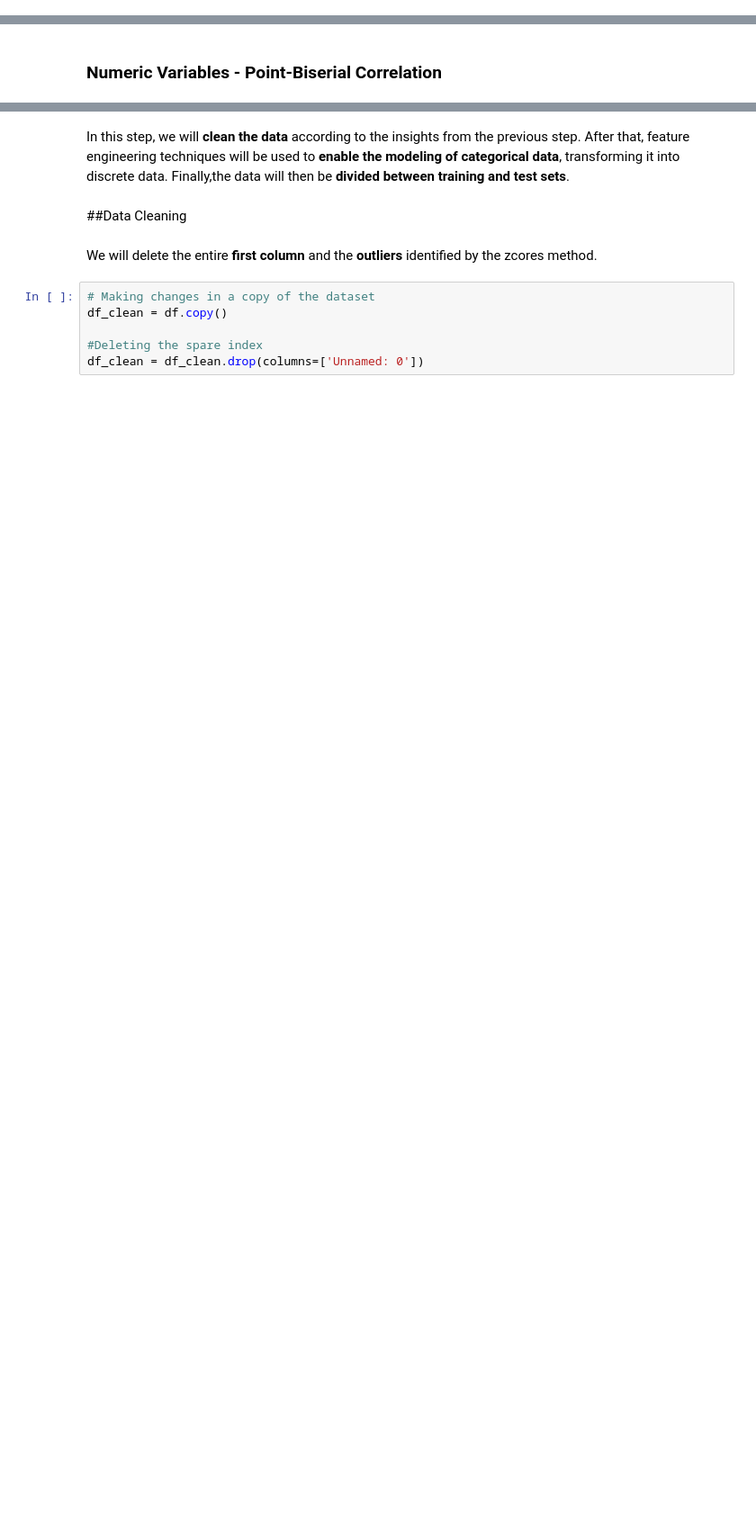
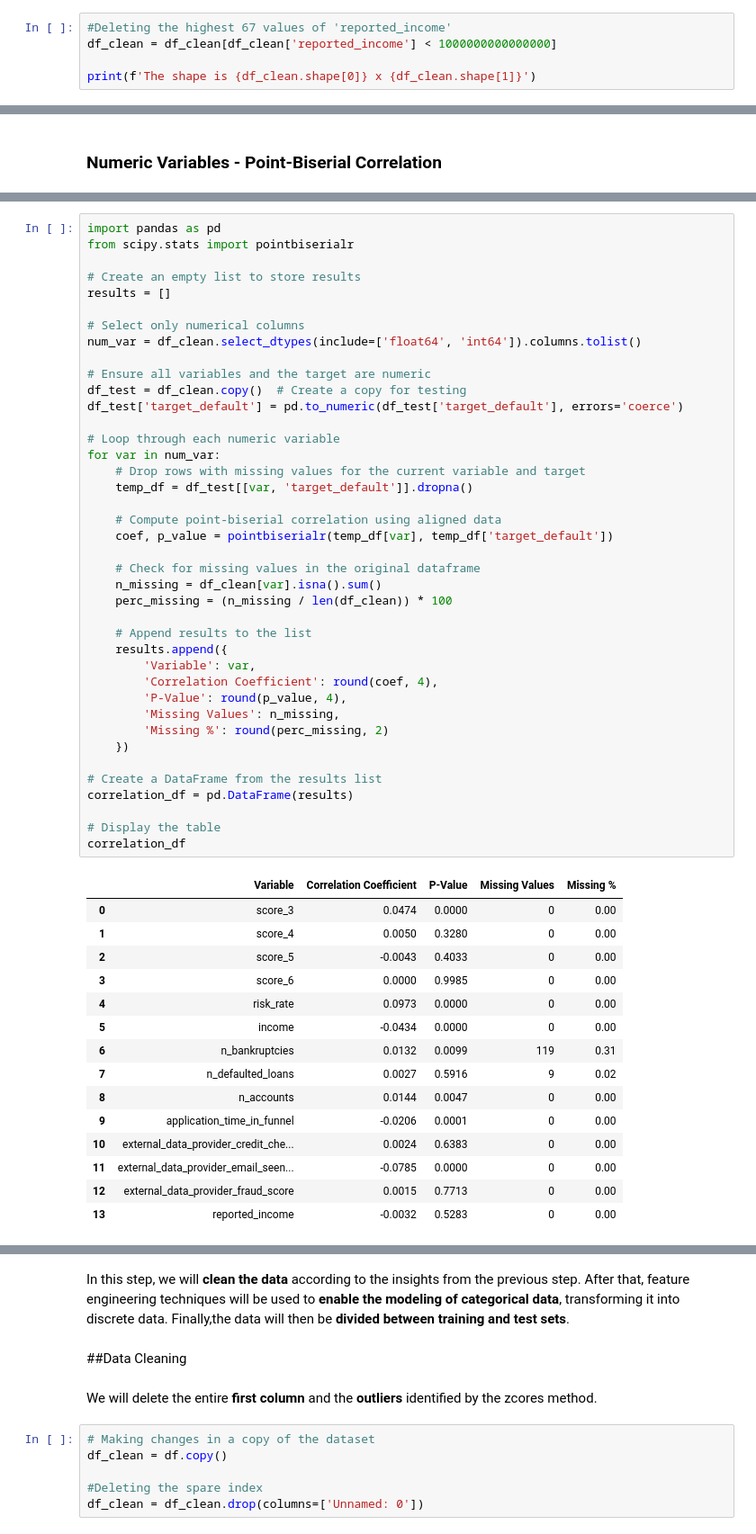
Before and after one commit to gabrielcapela/credit_risk, a Jupyter notebook: notebooks/I_data_analysis.ipynb, the cells around one changed output, grey strips where cells are left out. Shown at 90% size. Cells and saved outputs as stored; diff of their text form; blank space fills up the shorter version.

```diff
--- a/notebooks/I_data_analysis.ipynb
+++ b/notebooks/I_data_analysis.ipynb
@@ -657,0 +904,5 @@ fig.show()
+# %%
+#Deleting the highest 67 values of 'reported_income'
+df_clean = df_clean[df_clean['reported_income'] < 1000000000000000]
+
+print(f'The shape is {df_clean.shape[0]} x {df_clean.shape[1]}')
@@ -933,0 +931,56 @@ plt.show()
+# %%
+import pandas as pd
+from scipy.stats import pointbiserialr
+
+# Create an empty list to store results
+results = []
+
+# Select only numerical columns
+num_var = df_clean.select_dtypes(include=['float64', 'int64']).columns.tolist()
+
+# Ensure all variables and the target are numeric
+df_test = df_clean.copy()  # Create a copy for testing
+df_test['target_default'] = pd.to_numeric(df_test['target_default'], errors='coerce')
+
+# Loop through each numeric variable
+for var in num_var:
+    # Drop rows with missing values for the current variable and target
+    temp_df = df_test[[var, 'target_default']].dropna()
+
+    # Compute point-biserial correlation using aligned data
+    coef, p_value = pointbiserialr(temp_df[var], temp_df['target_default'])
+
+    # Check for missing values in the original dataframe
+    n_missing = df_clean[var].isna().sum()
+    perc_missing = (n_missing / len(df_clean)) * 100
+
+    # Append results to the list
+    results.append({
+        'Variable': var,
+        'Correlation Coefficient': round(coef, 4),
+        'P-Value': round(p_value, 4),
+        'Missing Values': n_missing,
+        'Missing %': round(perc_missing, 2)
+    })
+
+# Create a DataFrame from the results list
+correlation_df = pd.DataFrame(results)
+
+# Display the table
+correlation_df
+# %% [output]
+|  | Variable | Correlation Coefficient | P-Value | Missing Values | Missing % |
+| 0 | score_3 | 0.0474 | 0.0000 | 0 | 0.00 |
+| 1 | score_4 | 0.0050 | 0.3280 | 0 | 0.00 |
+| 2 | score_5 | -0.0043 | 0.4033 | 0 | 0.00 |
+| 3 | score_6 | 0.0000 | 0.9985 | 0 | 0.00 |
+| 4 | risk_rate | 0.0973 | 0.0000 | 0 | 0.00 |
+| 5 | income | -0.0434 | 0.0000 | 0 | 0.00 |
+| 6 | n_bankruptcies | 0.0132 | 0.0099 | 119 | 0.31 |
+| 7 | n_defaulted_loans | 0.0027 | 0.5916 | 9 | 0.02 |
+| 8 | n_accounts | 0.0144 | 0.0047 | 0 | 0.00 |
+| 9 | application_time_in_funnel | -0.0206 | 0.0001 | 0 | 0.00 |
+| 10 | external_data_provider_credit_che... | 0.0024 | 0.6383 | 0 | 0.00 |
+| 11 | external_data_provider_email_seen... | -0.0785 | 0.0000 | 0 | 0.00 |
+| 12 | external_data_provider_fraud_score | 0.0015 | 0.7713 | 0 | 0.00 |
+| 13 | reported_income | -0.0032 | 0.5283 | 0 | 0.00 |
```
Also changed, not shown: parts of 100 cells of this notebook.
